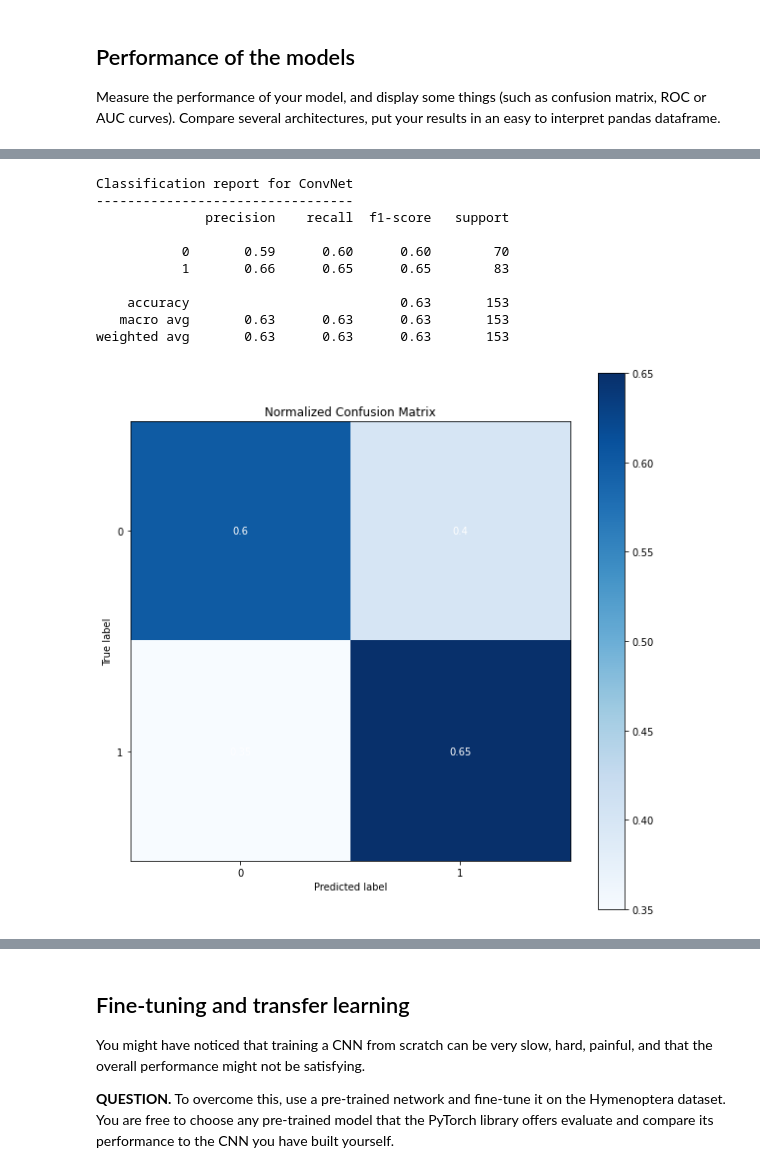
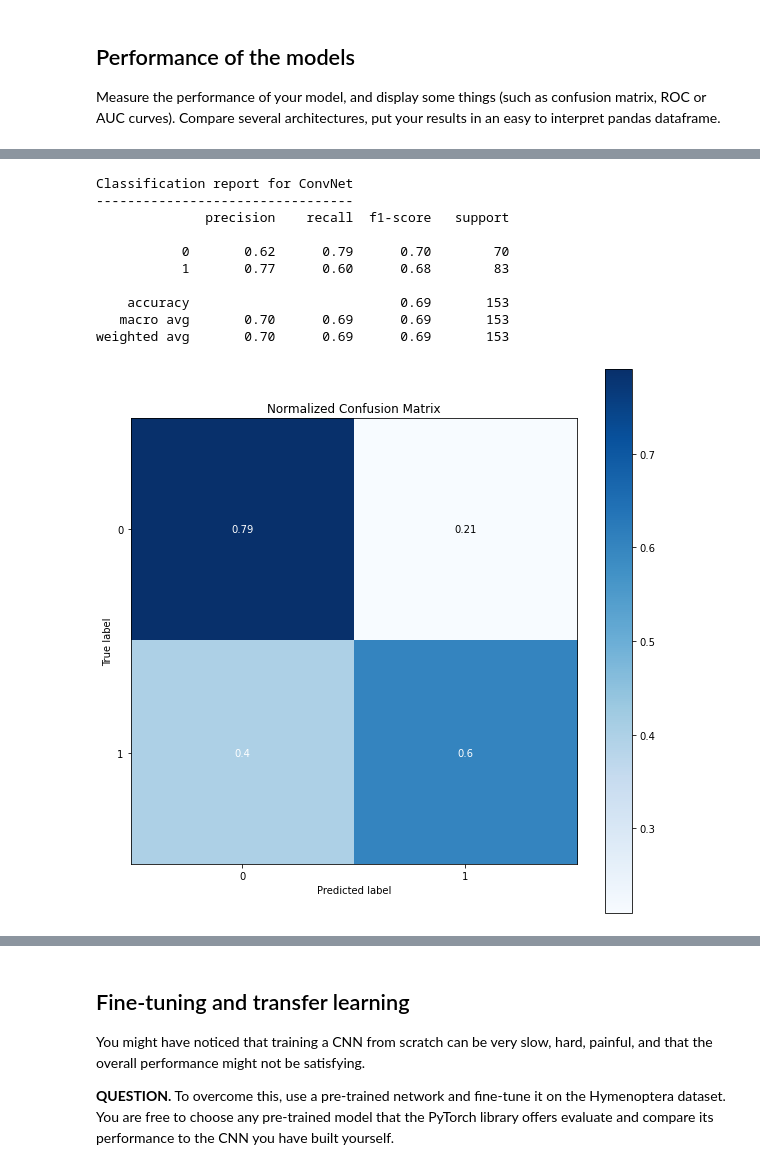
Before and after one commit to JLechuga94/DeepLearning, a Jupyter notebook: T4/tutorial04b.ipynb, the cells around one changed output, grey strips where cells are left out. Saved outputs shown, nothing was run; the diff lists cells and outputs as text; code cells hidden in the pictures.

Commit message:
Final changes to comparison charts

```diff
--- a/T4/tutorial04b.ipynb
+++ b/T4/tutorial04b.ipynb
@@ -310,6 +269,8 @@ Remember that convolutional neural networks are usually a combination of the fol
   * Linear layers
 
 It is your task today to arrange these components into a reasonable architecture.
+# %%
+models_list = []
 # %%
 class ConvNet(pl.LightningModule):
 
@@ -385,7 +346,9 @@ class ConvNet(pl.LightningModule):
     def configure_optimizers(self):
         return torch.optim.SGD(self.parameters(), lr=1e-3)
 # %%
-net = ConvNet(output_dim = 2, model_name="Conv2")
+net = ConvNet(output_dim = 2, model_name="3CV3FCNoNormalDropout")
+# %%
+models_list.append(net)
 # %% [markdown]
 ## Training loop and checks
 
@@ -470,17 +434,17 @@ cnn_arch_df.drop('y_hat', axis=1)
 # %%
-model_performance(net, dataloaders['val'])
+model_performance(models_list[1], dataloaders['val'])
 # %% [output]
 Classification report for ConvNet
 ---------------------------------
               precision    recall  f1-score   support
 
-           0       0.59      0.60      0.60        70
-           1       0.66      0.65      0.65        83
+           0       0.62      0.79      0.70        70
+           1       0.77      0.60      0.68        83
 
-    accuracy                           0.63       153
-   macro avg       0.63      0.63      0.63       153
-weighted avg       0.63      0.63      0.63       153
+    accuracy                           0.69       153
+   macro avg       0.70      0.69      0.69       153
+weighted avg       0.70      0.69      0.69       153
-[figure, old version]
+[figure, new version]
 # %%
 y_hats = cnn_arch_df['y_hat'].tolist()
 model_labels = cnn_arch_df['name']
```
Also changed, not shown: parts of 22 cells of this notebook.
